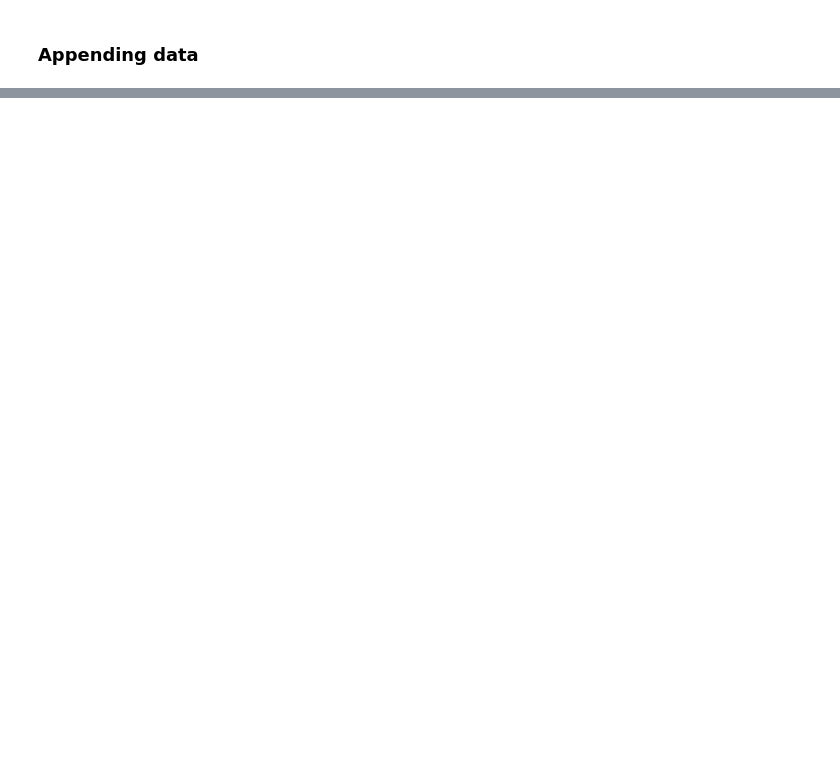
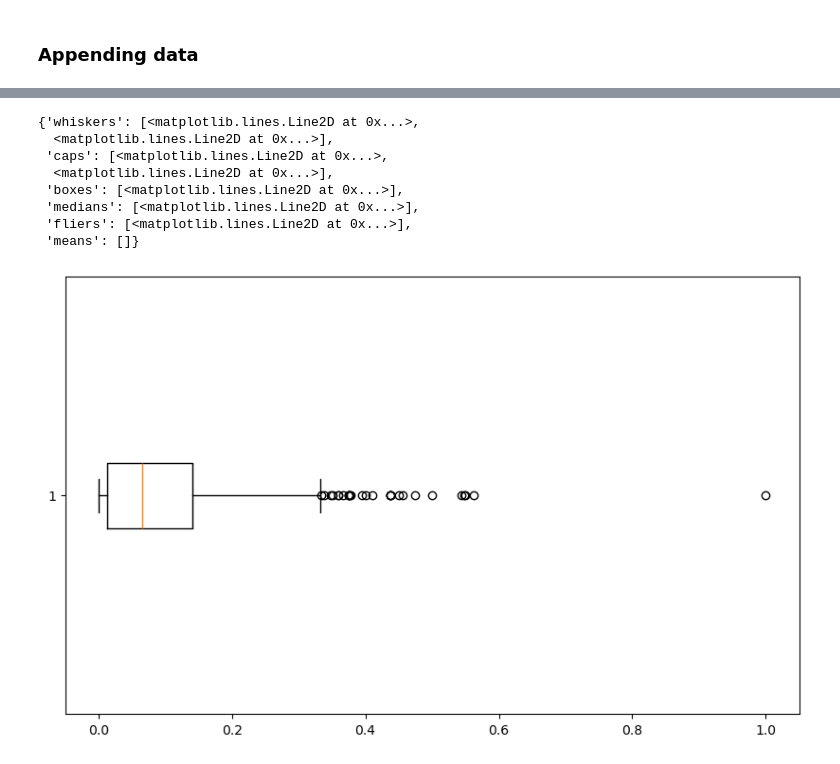
Before and after one commit to HusseinHanafy207/Phone_Addiction_Project, a Jupyter notebook: Full_survey_data_wrangling.ipynb, the cells around one changed output, grey strips where cells are left out. Drawn from its saved outputs; the diff is of its cells as text; code cells hidden in the pictures; blank space fills up the shorter version.

```diff
--- a/Full_survey_data_wrangling.ipynb
+++ b/Full_survey_data_wrangling.ipynb
@@ -27,2 +30,4 @@ combined_data.shape
 # %%
 combined_data.to_csv('real+synth_phone_usage_data.csv', index=False)
+# %%
+df=combined_data.copy()
@@ -28,0 +44,4 @@ combined_data.to_csv('real+synth_phone_usage_data.csv', index=False)
+# %%
+df = pd.get_dummies(df, columns=['gender'])
+# %%
+df.rename(columns={'gender_0': 'gender_Female', 'gender_1': 'gender_Male'}, inplace=True)
@@ -28,0 +58,13 @@ combined_data.to_csv('real+synth_phone_usage_data.csv', index=False)
+# %%
+plt.figure(figsize=(10, 6))
+plt.boxplot(df['age'], vert=False)
+# %% [output]
+{'whiskers': [<matplotlib.lines.Line2D at 0x...>,
+  <matplotlib.lines.Line2D at 0x...>],
+ 'caps': [<matplotlib.lines.Line2D at 0x...>,
+  <matplotlib.lines.Line2D at 0x...>],
+ 'boxes': [<matplotlib.lines.Line2D at 0x...>],
+ 'medians': [<matplotlib.lines.Line2D at 0x...>],
+ 'fliers': [<matplotlib.lines.Line2D at 0x...>],
+ 'means': []}
+[figure, added]
```
Also changed, not shown: parts of 9 cells of this notebook, 4 other files.
